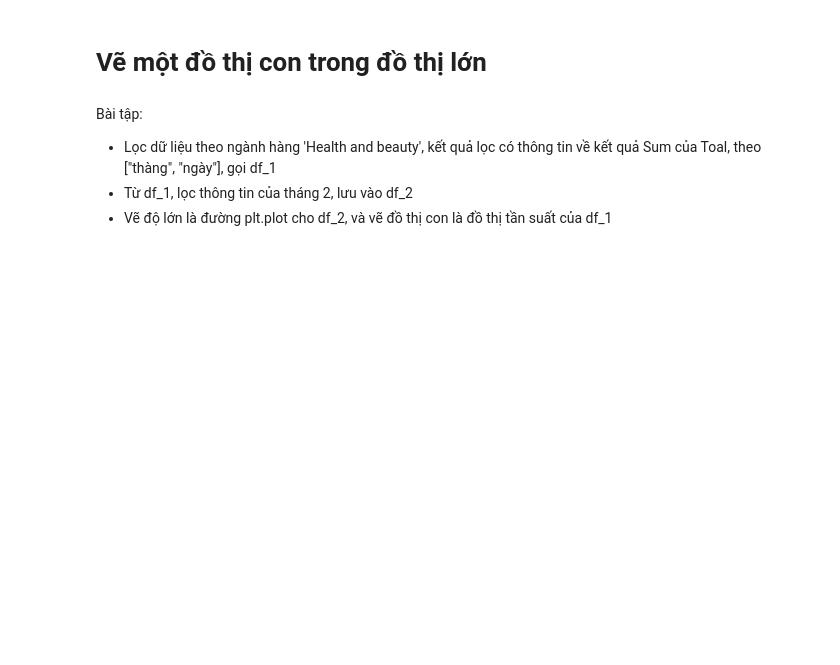
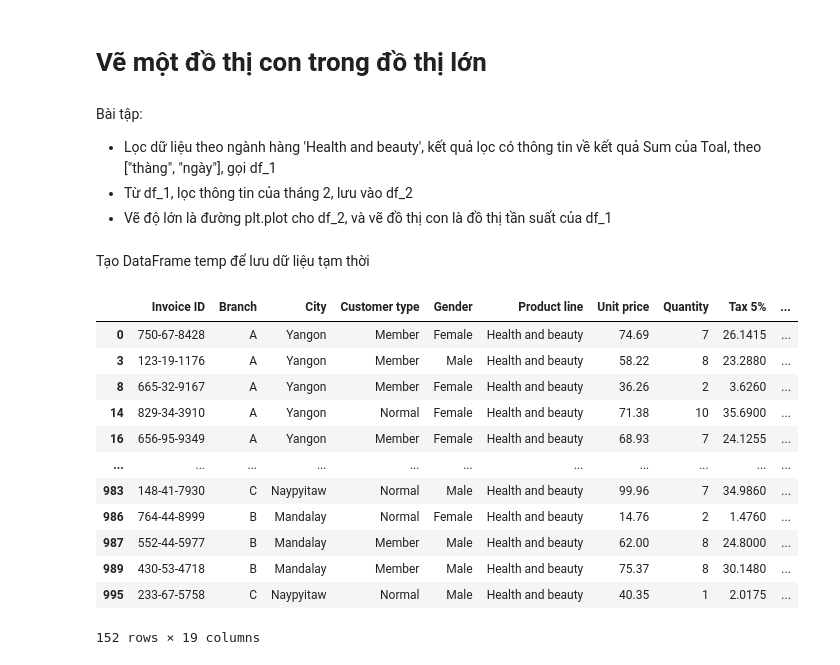
Before and after one commit to hainmit09/DataAnalysis, a Jupyter notebook: Bài_5_Data_Visualize_ti.ipynb, the cells around one changed output. Saved outputs shown, nothing was run; the diff lists cells and outputs as text; code cells hidden in the pictures; blank space fills up the shorter version.

```diff
--- a/Bài_5_Data_Visualize_ti.ipynb
+++ b/Bài_5_Data_Visualize_ti.ipynb
@@ -316,3 +322,23 @@ Bài tập:
 - Lọc dữ liệu theo ngành hàng 'Health and beauty', kết quả lọc có thông tin về kết quả Sum của Toal, theo ["thàng", "ngày"], gọi df_1
 - Từ df_1, lọc thông tin của tháng 2, lưu vào df_2
 - Vẽ độ lớn là đường plt.plot cho df_2, và vẽ đồ thị con là đồ thị tần suất của df_1
+# %% [markdown]
+Tạo DataFrame temp để lưu dữ liệu tạm thời
+# %%
+condition = (df["Product line"] == "Health and beauty")
+temp = df[condition]
+temp
+# %% [output]
+|  | Invoice ID | Branch | City | Customer type | Gender | Product line | Unit price | Quantity | Tax 5% | ... |
+| 0 | 750-67-8428 | A | Yangon | Member | Female | Health and beauty | 74.69 | 7 | 26.1415 | ... |
+| 3 | 123-19-1176 | A | Yangon | Member | Male | Health and beauty | 58.22 | 8 | 23.2880 | ... |
+| 8 | 665-32-9167 | A | Yangon | Member | Female | Health and beauty | 36.26 | 2 | 3.6260 | ... |
+| 14 | 829-34-3910 | A | Yangon | Normal | Female | Health and beauty | 71.38 | 10 | 35.6900 | ... |
+| 16 | 656-95-9349 | A | Yangon | Member | Female | Health and beauty | 68.93 | 7 | 24.1255 | ... |
+| ... | ... | ... | ... | ... | ... | ... | ... | ... | ... | ... |
+| 983 | 148-41-7930 | C | Naypyitaw | Normal | Male | Health and beauty | 99.96 | 7 | 34.9860 | ... |
+| 986 | 764-44-8999 | B | Mandalay | Normal | Female | Health and beauty | 14.76 | 2 | 1.4760 | ... |
+| 987 | 552-44-5977 | B | Mandalay | Member | Male | Health and beauty | 62.00 | 8 | 24.8000 | ... |
+| 989 | 430-53-4718 | B | Mandalay | Member | Male | Health and beauty | 75.37 | 8 | 30.1480 | ... |
+| 995 | 233-67-5758 | C | Naypyitaw | Normal | Male | Health and beauty | 40.35 | 1 | 2.0175 | ... |
+152 rows × 19 columns
```
Also changed, not shown: parts of 10 cells of this notebook.
